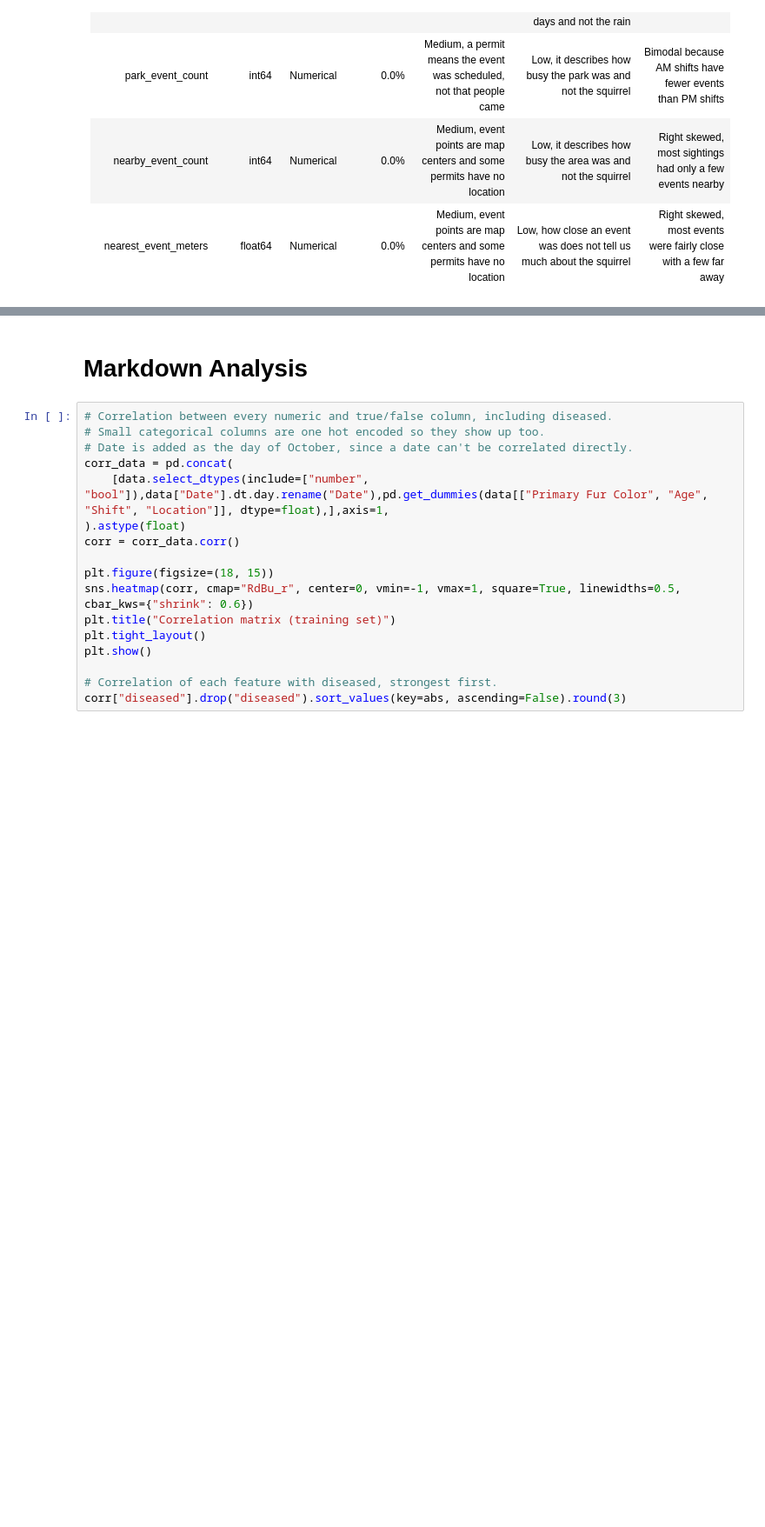
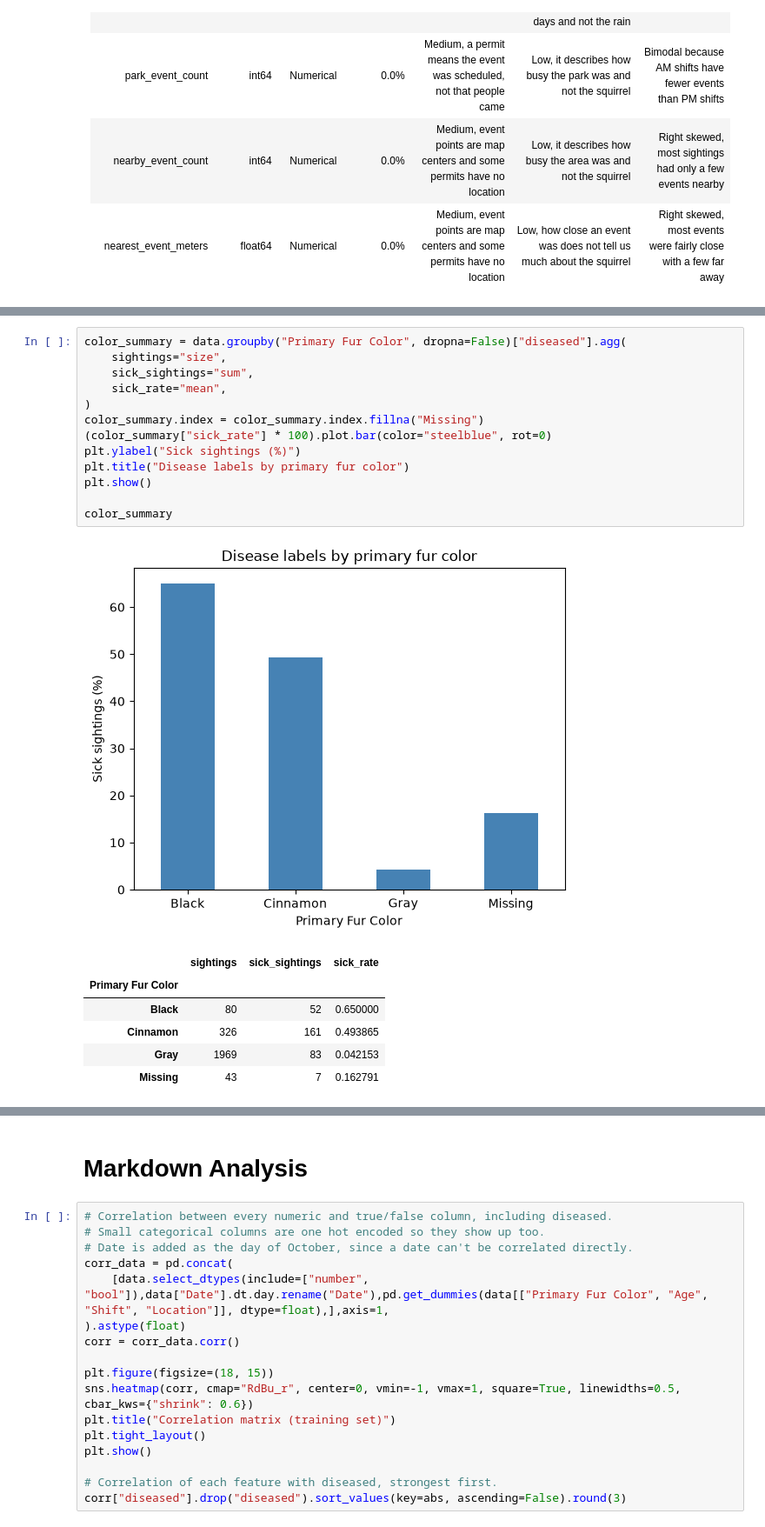
Before and after one commit to AJamell/Project2-NutosisMachineLearning, a Jupyter notebook: Nutosis - Exploration.ipynb, the cells around one changed output, grey strips where cells are left out. Shown at 87% size. Drawn from its saved outputs; the diff is of its cells as text; blank space fills up the shorter version.

```diff
--- a/Nutosis - Exploration.ipynb
+++ b/Nutosis - Exploration.ipynb
@@ -108,0 +134,21 @@ data.head(10)
+# %%
+color_summary = data.groupby("Primary Fur Color", dropna=False)["diseased"].agg(
+    sightings="size",
+    sick_sightings="sum",
+    sick_rate="mean",
+)
+color_summary.index = color_summary.index.fillna("Missing")
+(color_summary["sick_rate"] * 100).plot.bar(color="steelblue", rot=0)
+plt.ylabel("Sick sightings (%)")
+plt.title("Disease labels by primary fur color")
+plt.show()
+
+color_summary
+# %% [output]
+[figure, added]
+|  | sightings | sick_sightings | sick_rate |
+| Primary Fur Color |  |  |  |
+| Black | 80 | 52 | 0.650000 |
+| Cinnamon | 326 | 161 | 0.493865 |
+| Gray | 1969 | 83 | 0.042153 |
+| Missing | 43 | 7 | 0.162791 |
```
Also changed, not shown: parts of 18 cells of this notebook.
